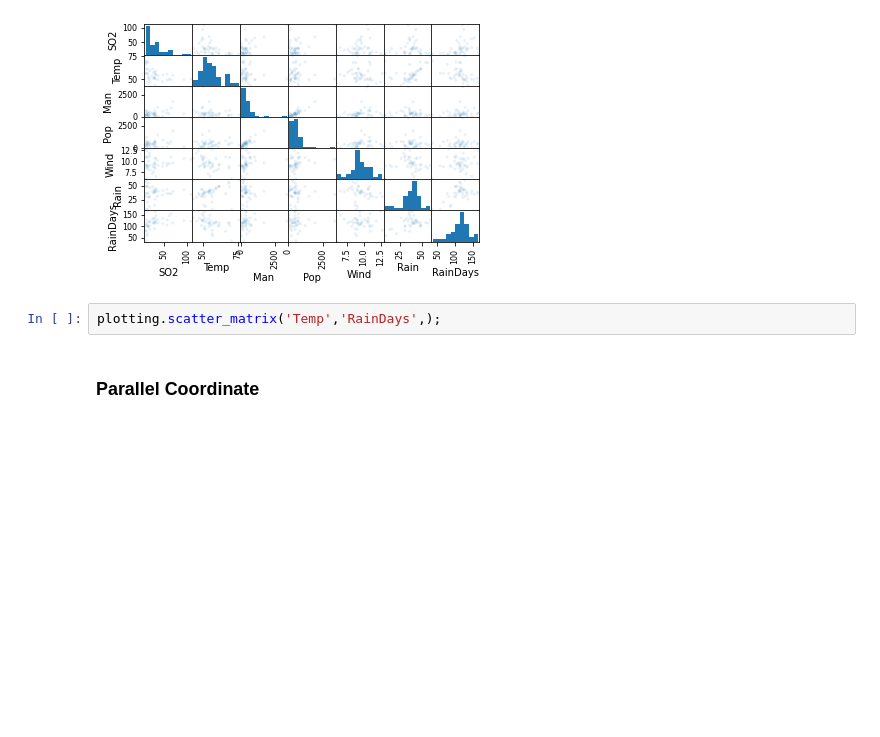
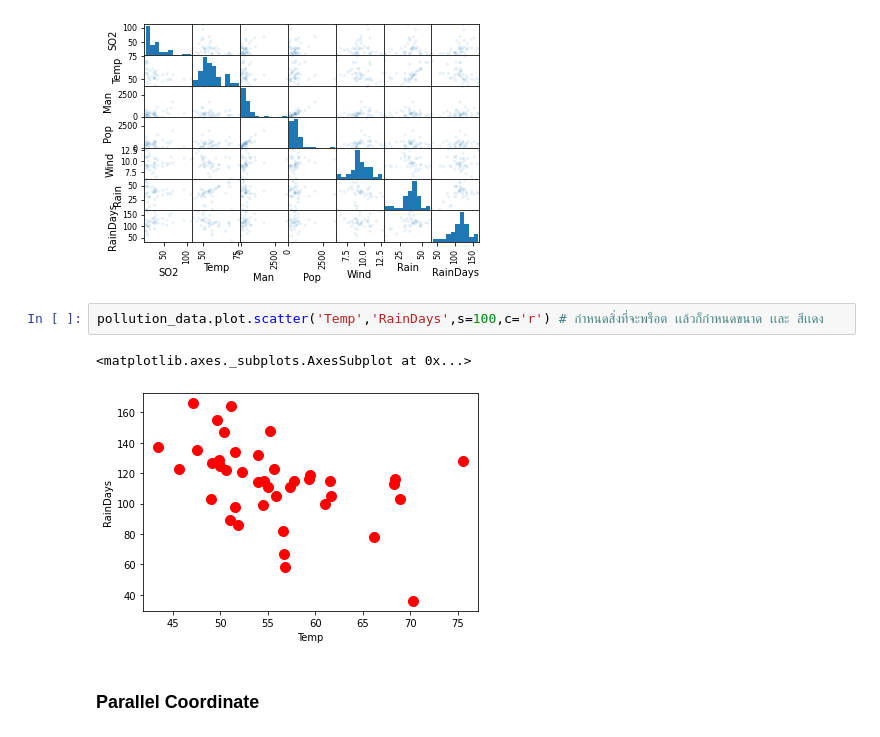
Before and after one commit to SupidchayaTangkidwanich/multivariate, a Jupyter notebook: Chapter2_Visualize_Multivariate_Data.ipynb, the cells around one changed output. Cells and saved outputs as stored; diff of their text form; blank space fills up the shorter version.

```diff
--- a/Chapter2_Visualize_Multivariate_Data.ipynb
+++ b/Chapter2_Visualize_Multivariate_Data.ipynb
@@ -68,8 +68,11 @@ pd.plotting.scatter_matrix(pollution_data,alpha =1.0); # มันก็จะ
 pd.plotting.scatter_matrix(pollution_data,alpha = 0.1); # ขึ้นอยู่กับdata หรือ ปริมาณ
 # %% [output]
 [figure]
-# %%
-plotting.scatter_matrix('Temp','RainDays',);
+# %%
+pollution_data.plot.scatter('Temp','RainDays',s=100,c='r') # กำหนดสิ่งที่จะพร็อต เเล้วก็กำหนดขนาด เเละ สีเเดง
+# %% [output]
+<matplotlib.axes._subplots.AxesSubplot at 0x...>
+[figure, added]
 # %% [markdown]
 ### Parallel Coordinate
 # %% [markdown]
```
Also changed, not shown: parts of 1 cell of this notebook.
